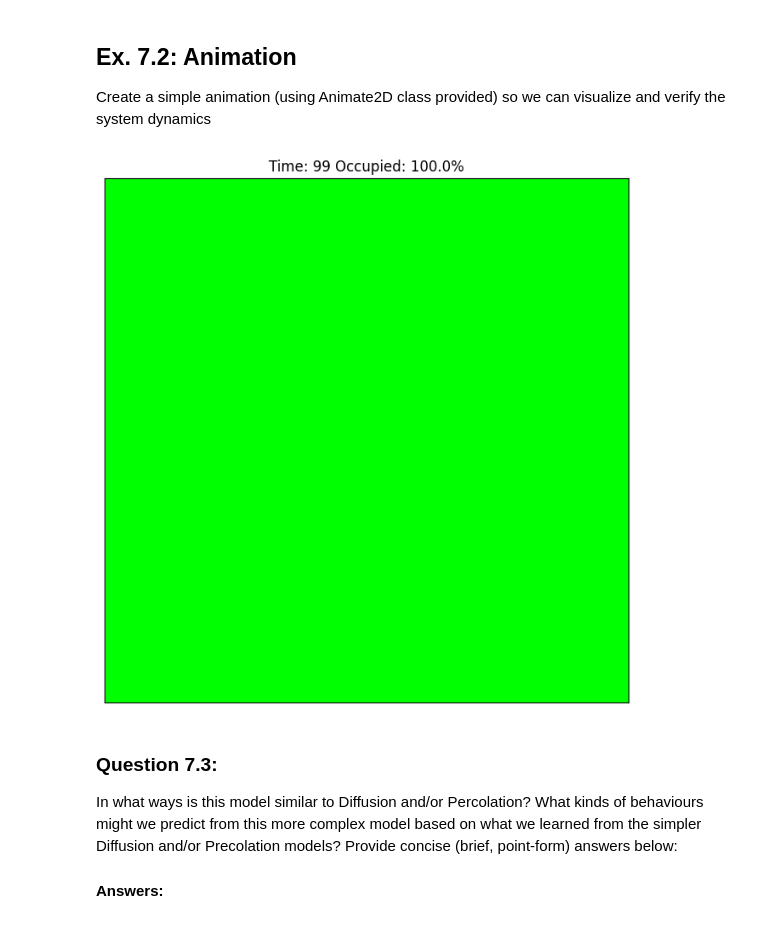
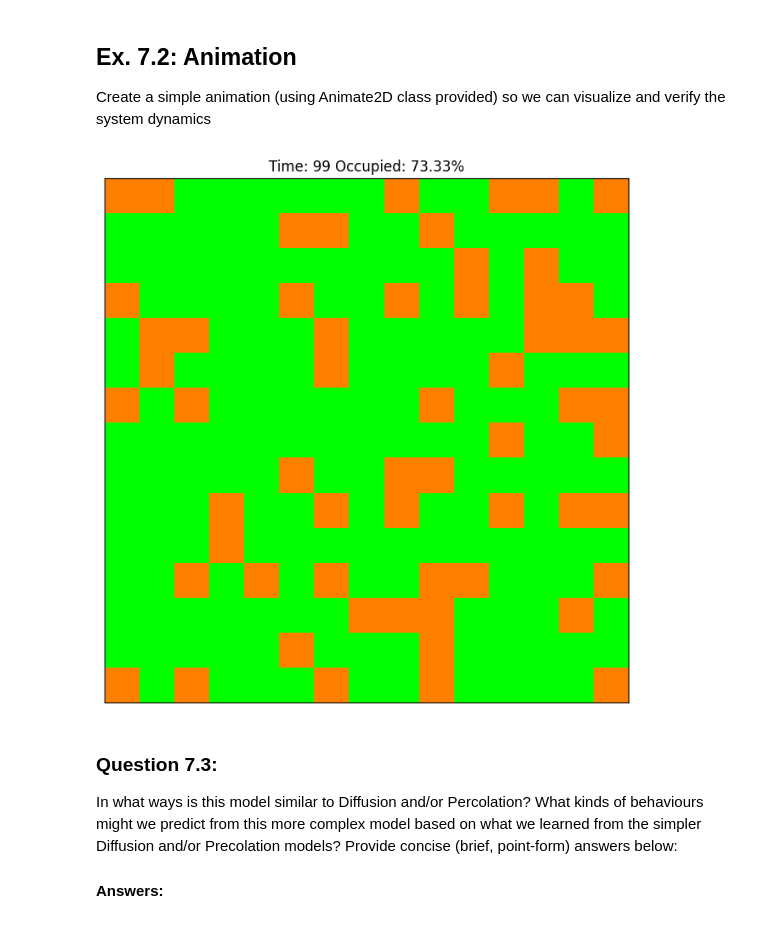
Before and after one commit to Vashusingh44/cap-comp215, a Jupyter notebook: labs/lab07-10-fire.ipynb, the cells around one changed output. Drawn from its saved outputs; the diff is of its cells as text; code cells hidden in the pictures.

```diff
--- a/labs/lab07-10-fire.ipynb
+++ b/labs/lab07-10-fire.ipynb
@@ -190,12 +190,12 @@ Create a simple animation (using Animate2D class provided) so we can visualize a
 # %%
 # Ex. 7.2 here
 #  Suggestions: use a small grid (e.g., 20x20)  and
 #               a short animation (100 frames) with interval=0.3, to slow it down so you can inspect its behaviour
-my_fire = ForestFire(15, q= 0.8, p= 0.2)
+my_fire = ForestFire(15, q= 0.5, p= 0.01)
 fire_anim = Animation2D(my_fire,frames = 100)
 fire_anim.animate(0.01)
 # %% [output]
-[figure, old version]
+[figure, new version]
 # %% [markdown]
 ### Question 7.3:
 In what ways is this model similar to Diffusion and/or Percolation?
```
Also changed, not shown: parts of 5 cells of this notebook.
